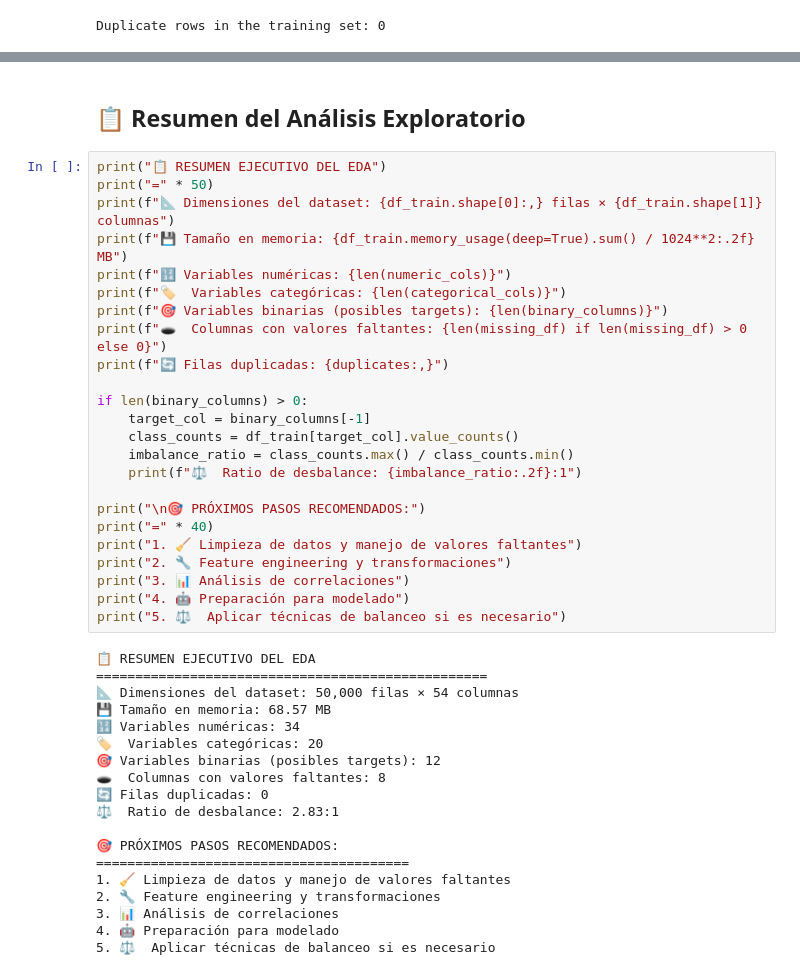
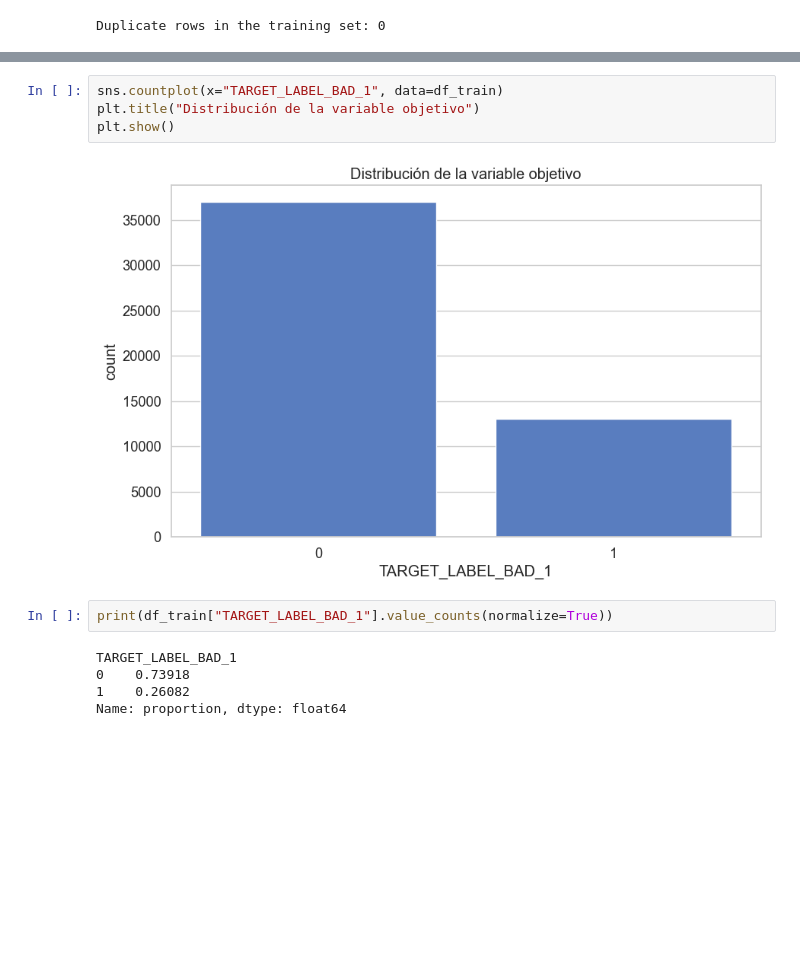
Before and after one commit to jorgerojas7/ML_CreditRisk, a Jupyter notebook: notebooks/01_EDA_PAKDD2010.ipynb, the cells around one changed output, grey strips where cells are left out. Cells and saved outputs as stored; diff of their text form; blank space fills up the shorter version.

Commit message:
Data eploration

```diff
--- a/notebooks/01_EDA_PAKDD2010.ipynb
+++ b/notebooks/01_EDA_PAKDD2010.ipynb
@@ -492,45 +156,13 @@ Top 10 columnas con más valores únicos:
-# %% [markdown]
-## 📋 Resumen del Análisis Exploratorio
-# %%
-print("📋 RESUMEN EJECUTIVO DEL EDA")
-print("=" * 50)
-print(f"📐 Dimensiones del dataset: {df_train.shape[0]:,} filas × {df_train.shape[1]} columnas")
-print(f"💾 Tamaño en memoria: {df_train.memory_usage(deep=True).sum() / 1024**2:.2f} MB")
-print(f"🔢 Variables numéricas: {len(numeric_cols)}")
-print(f"🏷️  Variables categóricas: {len(categorical_cols)}")
-print(f"🎯 Variables binarias (posibles targets): {len(binary_columns)}")
-print(f"🕳️  Columnas con valores faltantes: {len(missing_df) if len(missing_df) > 0 else 0}")
-print(f"🔄 Filas duplicadas: {duplicates:,}")
-
-if len(binary_columns) > 0:
-    target_col = binary_columns[-1]
-    class_counts = df_train[target_col].value_counts()
-    imbalance_ratio = class_counts.max() / class_counts.min()
-    print(f"⚖️  Ratio de desbalance: {imbalance_ratio:.2f}:1")
-
-print("\n🎯 PRÓXIMOS PASOS RECOMENDADOS:")
-print("=" * 40)
-print("1. 🧹 Limpieza de datos y manejo de valores faltantes")
-print("2. 🔧 Feature engineering y transformaciones")
-print("3. 📊 Análisis de correlaciones")
-print("4. 🤖 Preparación para modelado")
-print("5. ⚖️  Aplicar técnicas de balanceo si es necesario")
-# %% [output]
-📋 RESUMEN EJECUTIVO DEL EDA
-==================================================
-📐 Dimensiones del dataset: 50,000 filas × 54 columnas
-💾 Tamaño en memoria: 68.57 MB
-🔢 Variables numéricas: 34
-🏷️  Variables categóricas: 20
-🎯 Variables binarias (posibles targets): 12
-🕳️  Columnas con valores faltantes: 8
-🔄 Filas duplicadas: 0
-⚖️  Ratio de desbalance: 2.83:1
-
-🎯 PRÓXIMOS PASOS RECOMENDADOS:
-========================================
-1. 🧹 Limpieza de datos y manejo de valores faltantes
-2. 🔧 Feature engineering y transformaciones
-3. 📊 Análisis de correlaciones
-4. 🤖 Preparación para modelado
-5. ⚖️  Aplicar técnicas de balanceo si es necesario
+# %%
+sns.countplot(x="TARGET_LABEL_BAD_1", data=df_train)
+plt.title("Distribución de la variable objetivo")
+plt.show()
+# %% [output]
+[figure, added]
+# %%
+print(df_train["TARGET_LABEL_BAD_1"].value_counts(normalize=True))
+# %% [output]
+TARGET_LABEL_BAD_1
+0    0.73918
+1    0.26082
+Name: proportion, dtype: float64
```
Also changed, not shown: parts of 19 cells of this notebook.
